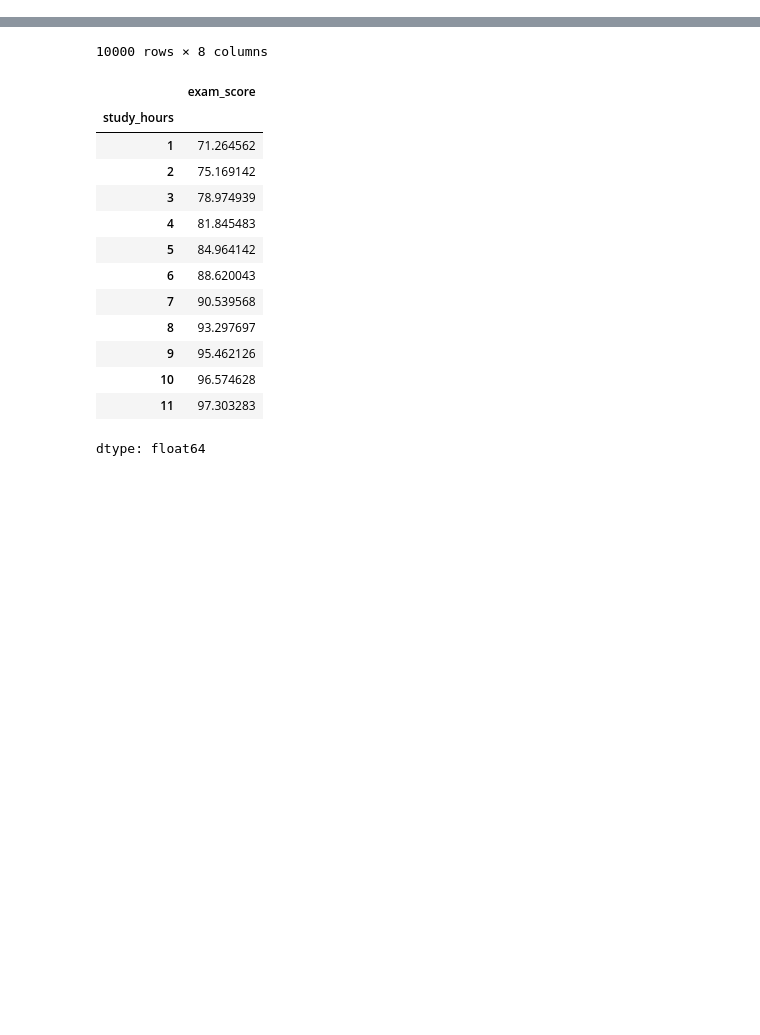
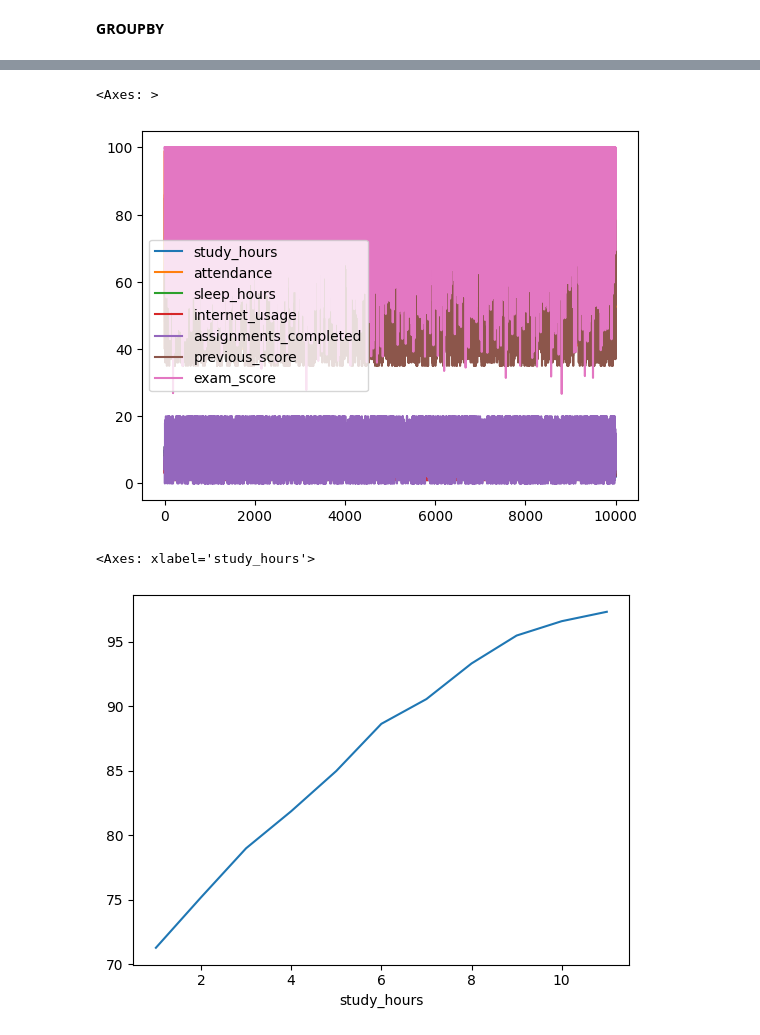
Before and after one commit to yogeshkumarrudra/Data_structure, a Jupyter notebook: Pandas03.ipynb, the cells around one changed output, grey strips where cells are left out. Drawn from its saved outputs; the diff is of its cells as text; code cells hidden in the pictures; blank space fills up the shorter version.

```diff
--- a/Pandas03.ipynb
+++ b/Pandas03.ipynb
@@ -1,7 +1,13 @@
 # %% [markdown]
 <a href="https://colab.research.google.com/github/yogeshkumarrudra/Data_structure/blob/main/Pandas03.ipynb" target="_parent"><img src="https://colab.research.google.com/assets/colab-badge.svg" alt="Open In Colab"/></a>
+# %% [markdown]
+**GROUPBY**
 # %%
+import numpy as np
 import pandas as pd
 df = pd.read_csv('student_data.csv')
-display(df)
+# display(df)
+
+plot = df.plot()
+display(plot)
 # %% [output]
@@ -20,4 +14,5 @@ display(df)
-10000 rows × 8 columns
+<Axes: >
+[figure, added]
 # %%
 # df.groupby('placement_status')['placement_status'].agg('count')
 
@@ -30,19 +25,9 @@ display(df)
 
 # df.groupby('placement_status')['study_hours'].agg('mean')
 
-df.groupby('study_hours')['exam_score'].agg('mean')
+new = df.groupby('study_hours')['exam_score'].agg('mean')
+plots = new.plot()
+display(plots)
 # %% [output]
-|  | exam_score |
-| study_hours |  |
-| 1 | 71.264562 |
-| 2 | 75.169142 |
-| 3 | 78.974939 |
-| 4 | 81.845483 |
-| 5 | 84.964142 |
-| 6 | 88.620043 |
-| 7 | 90.539568 |
-| 8 | 93.297697 |
-| 9 | 95.462126 |
-| 10 | 96.574628 |
-| 11 | 97.303283 |
-dtype: float64
+<Axes: xlabel='study_hours'>
+[figure, added]
```
Also changed, not shown: parts of 3 cells of this notebook.
